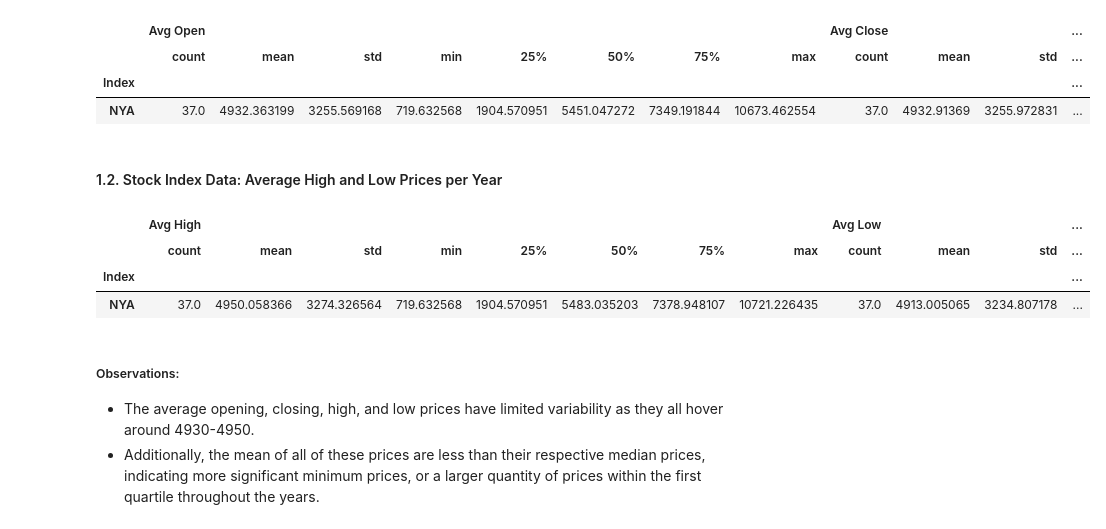
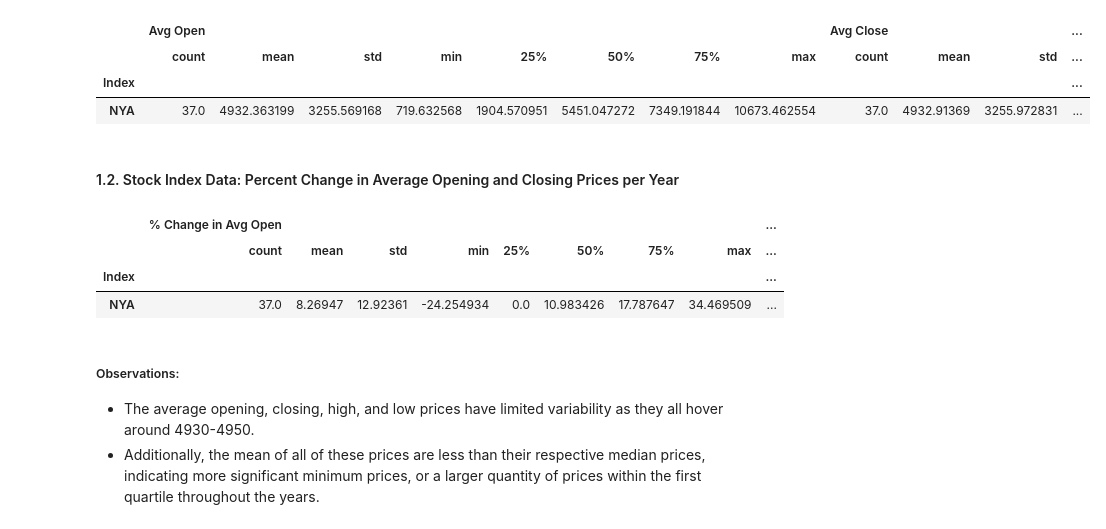
Before and after one commit to jal004/COGS108_SP22_Group009_Project, a Jupyter notebook: FinalProjectGroup009Sp22.ipynb, the cells around one changed output. Saved outputs shown, nothing was run; the diff lists cells and outputs as text; code cells hidden in the pictures.

```diff
--- a/FinalProjectGroup009Sp22.ipynb
+++ b/FinalProjectGroup009Sp22.ipynb
@@ -304,0 +305,9 @@ stock_merge.head()
+# %%
+# Calculating the percent change per year for stock index 'NYA'
+stock_merge['% Change in Avg Open'] = stock_merge.groupby('Index', as_index=False)['Avg Open'].pct_change()
+
+# There is no percent change for the first price which results in NaNs for this row. Instead, we fill this value with 0
+stock_merge['% Change in Avg Open'] = stock_merge['% Change in Avg Open'].fillna(0)
+
+# Using percent values rather than decimal by multiplying each value by 100
+stock_merge['% Change in Avg Open'] = stock_merge['% Change in Avg Open'].apply(lambda x: x*100)
@@ -601,15 +614,15 @@ stock_merge.groupby('Index')[['Avg Open', 'Avg Close']].describe()
 | Index |  |  |  |  |  |  |  |  |  |  |  | ... |
 | NYA | 37.0 | 4932.363199 | 3255.569168 | 719.632568 | 1904.570951 | 5451.047272 | 7349.191844 | 10673.462554 | 37.0 | 4932.91369 | 3255.972831 | ... |
 # %% [markdown]
-#### 1.2. Stock Index Data: Average High and Low Prices per Year
+#### 1.2. Stock Index Data: Percent Change in Average Opening and Closing Prices per Year
 # %%
 # Descriptive statistics on the relevant subset of the stock index DataFrame for stock index NYA
-stock_merge.groupby('Index')[['Avg High', 'Avg Low']].describe()
+stock_merge.groupby('Index')[['% Change in Avg Open', '% Change in Avg Close']].describe()
 # %% [output]
-|  | Avg High |  |  |  |  |  |  |  | Avg Low |  |  | ... |
-|  | count | mean | std | min | 25% | 50% | 75% | max | count | mean | std | ... |
-| Index |  |  |  |  |  |  |  |  |  |  |  | ... |
-| NYA | 37.0 | 4950.058366 | 3274.326564 | 719.632568 | 1904.570951 | 5483.035203 | 7378.948107 | 10721.226435 | 37.0 | 4913.005065 | 3234.807178 | ... |
+|  | % Change in Avg Open |  |  |  |  |  |  |  | ... |
+|  | count | mean | std | min | 25% | 50% | 75% | max | ... |
+| Index |  |  |  |  |  |  |  |  | ... |
+| NYA | 37.0 | 8.26947 | 12.92361 | -24.254934 | 0.0 | 10.983426 | 17.787647 | 34.469509 | ... |
 # %% [markdown]
 ##### Observations:
 - The average opening, closing, high, and low prices have limited variability as they all hover around 4930-4950.
```
Also changed, not shown: parts of 47 cells of this notebook.
